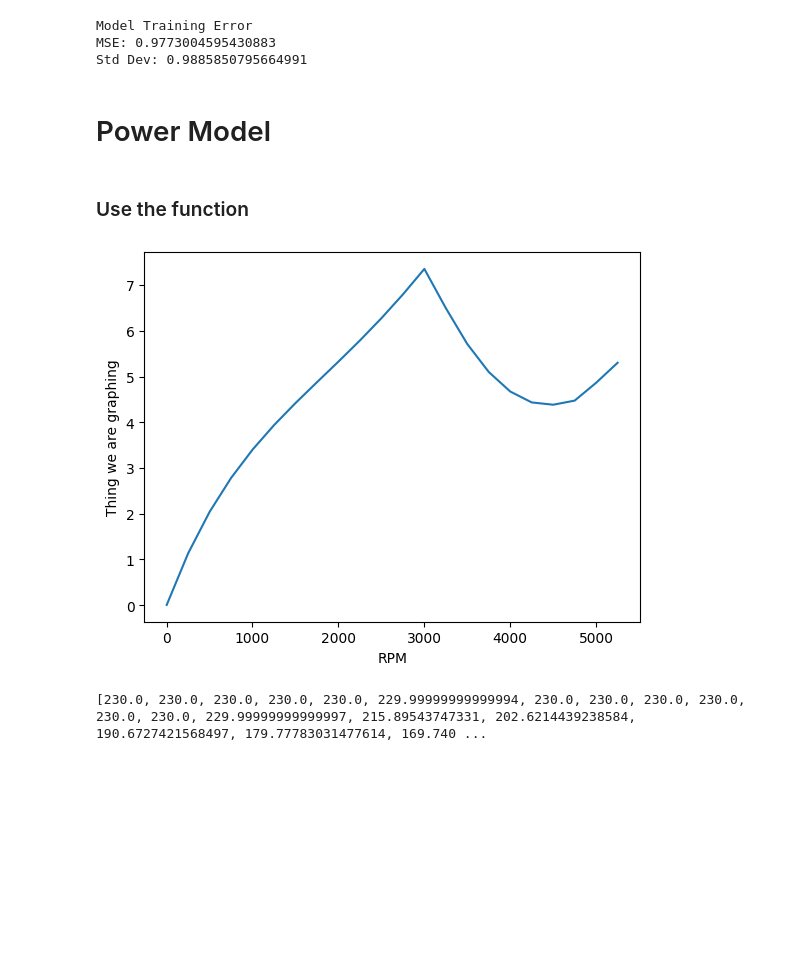
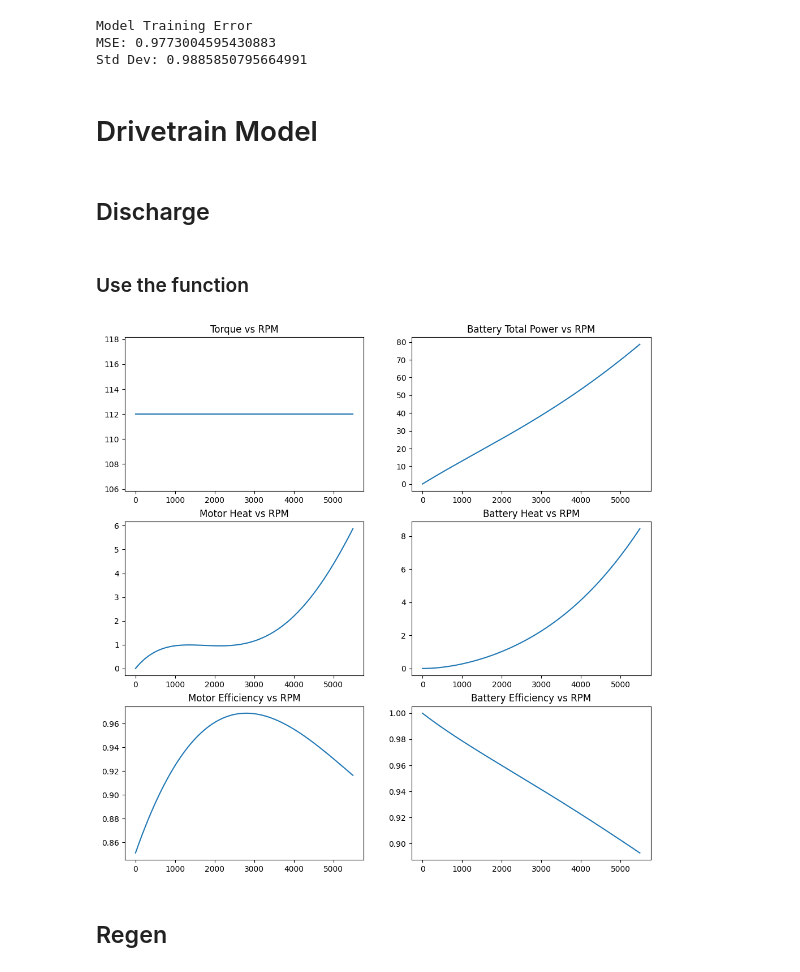
Before and after one commit to NU-Formula-Racing/drivetrain-model, a Jupyter notebook: drivetrain_power_model.ipynb, the cells around one changed output. Drawn from its saved outputs; the diff is of its cells as text; code cells hidden in the pictures; blank space fills up the shorter version.

```diff
--- a/drivetrain_power_model.ipynb
+++ b/drivetrain_power_model.ipynb
@@ -94,6 +94,6 @@ Model Training Error
 MSE: 7.732514137271776
 Std Dev: 2.7807373793114567
 # %%
-def map_temp_dur_soc_to_power(cell_temperature, duration, soc):
+def map_temp_dur_soc_to_discharge_power(cell_temperature, duration, soc):
     test_val = np.array([cell_temperature, duration, soc]).reshape(1, -1)
     return discharge_lin_reg.predict(discharge_poly_feat.fit_transform(test_val))[0][0]
@@ -283,4 +372,4 @@ def map_torque_rpm_to_efficiency(torque, rpm):
     test_val = np.array([torque, rpm]).reshape(1, -1)
     return efficiency_lin_reg.predict(efficiency_poly_feat.fit_transform(test_val))[0][0]
 # %% [markdown]
-# Power Model
+# Drivetrain Model
@@ -287,25 +390,14 @@ def map_torque_rpm_to_efficiency(torque, rpm):
+# %% [markdown]
+## Discharge
 # %%
-# Constants used in calculation
-pts_const = 9548.8
-series_count = 140 # cells
-cell_capacity = 4200 # mAh
-battery_ir = 0.56 # ohms
-rules_power_limit = 80 # kW
-motor_peak_power = 124 # kW # This will never be used unless the rules limit increases or we are ignoring it for testing
-
-# Soc: State of Charge [0, 1.0]
-# Torque: nm [0, 230]
-# RPM: RPM [0, 6500]
-# Duration: Seconds [1, 30]
-# Temperature: Degrees C [-10, 55]
-def model(soc, torque, rpm, duration, temperature):
+def drivetrain_discharge_model(soc, torque, rpm, duration, temperature):
     # First we calculate the power that would be required by the motor to achieve the requested torque at this RPM
     requested_motor_power = torque * rpm / pts_const
     efficiency = map_torque_rpm_to_efficiency(torque, rpm)/100
     requested_motor_total_power = requested_motor_power/efficiency
 
     # Second, calculate how much power the battery can provide right now
-    battery_total_power_limit = 560*map_temp_dur_soc_to_power(temperature, duration, soc*100)/1000 # in kW
+    battery_total_power_limit = 560*map_temp_dur_soc_to_discharge_power(temperature, duration, soc*100)/1000 # in kW
     battery_total_power_limit = battery_total_power_limit if battery_total_power_limit > 0 else 0
     battery_voltage = series_count*map_soc_to_voltage(soc)
     battery_current = 1000*battery_total_power_limit / battery_voltage
@@ -347,34 +439,45 @@ def model(soc, torque, rpm, duration, temperature):
 # %% [markdown]
 ### Use the function
 # %%
-battery_soc = 0.50 # %
-requested_torque = 230 # nm
+battery_soc = 0.95 # %
+requested_torque = 112 # nm
 motor_rpm = 5000 # rpm
-discharge_duration = 30 # seconds
-cell_temperature = 30 # degrees C
+discharge_duration = 1 # seconds
+cell_temperature = 55 # degrees C
 
 torque_arr = []
 motor_efficiency_arr = []
 motor_heat_arr = []
 battery_efficiency_arr = []
 battery_heat_arr = []
 battery_total_power_arr = []
 
-for i in np.arange(1, 5501, 250):
+rpm_range = np.arange(1, 5501, 10)
+for i in rpm_range:
     motor_rpm = i
-    delivered_torque, motor_efficiency, motor_heat, battery_efficiency, battery_heat, battery_total_power, power_limit_reason = model(battery_soc, requested_torque, motor_rpm, discharge_duration, cell_temperature)
+    delivered_torque, motor_efficiency, motor_heat, battery_efficiency, battery_heat, battery_total_power, power_limit_reason = drivetrain_discharge_model(battery_soc, requested_torque, motor_rpm, discharge_duration, cell_temperature)
     torque_arr.append(delivered_torque)
     motor_efficiency_arr.append(motor_efficiency)
     motor_heat_arr.append(motor_heat)
     battery_efficiency_arr.append(battery_efficiency)
     battery_heat_arr.append(battery_heat)
     battery_total_power_arr.append(battery_total_power)
 
-plt.plot(np.arange(1, 5501, 250), torque_arr)
-plt.xlabel("RPM")
-plt.ylabel("Thing we are graphing")
-plt.show()
-print(torque_arr)
+fig, axs = plt.subplots(3,2)
+axs[0,0].plot(rpm_range, torque_arr)
+axs[0,0].set_title("Torque vs RPM")
+axs[1,0].plot(rpm_range, motor_heat_arr)
+axs[1,0].set_title("Motor Heat vs RPM")
+axs[2,0].plot(rpm_range, motor_efficiency_arr)
+axs[2,0].set_title("Motor Efficiency vs RPM")
+axs[0,1].plot(rpm_range, battery_total_power_arr)
+axs[0,1].set_title("Battery Total Power vs RPM")
+axs[1,1].plot(rpm_range, battery_heat_arr)
+axs[1,1].set_title("Battery Heat vs RPM")
+axs[2,1].plot(rpm_range, battery_efficiency_arr)
+axs[2,1].set_title("Battery Efficiency vs RPM")
+fig.set_size_inches(12,12)
 # %% [output]
-[figure, old version]
+[figure, new version]
-[230.0, 230.0, 230.0, 230.0, 230.0, 229.99999999999994, 230.0, 230.0, 230.0, 230.0, 230.0, 230.0, 229.99999999999997, 215.89543747331, 202.6214439238584, 190.6727421568497, 179.77783031477614, 169.740 ...
+# %% [markdown]
+## Regen
```
Also changed, not shown: parts of 16 cells of this notebook, 3 other files.
